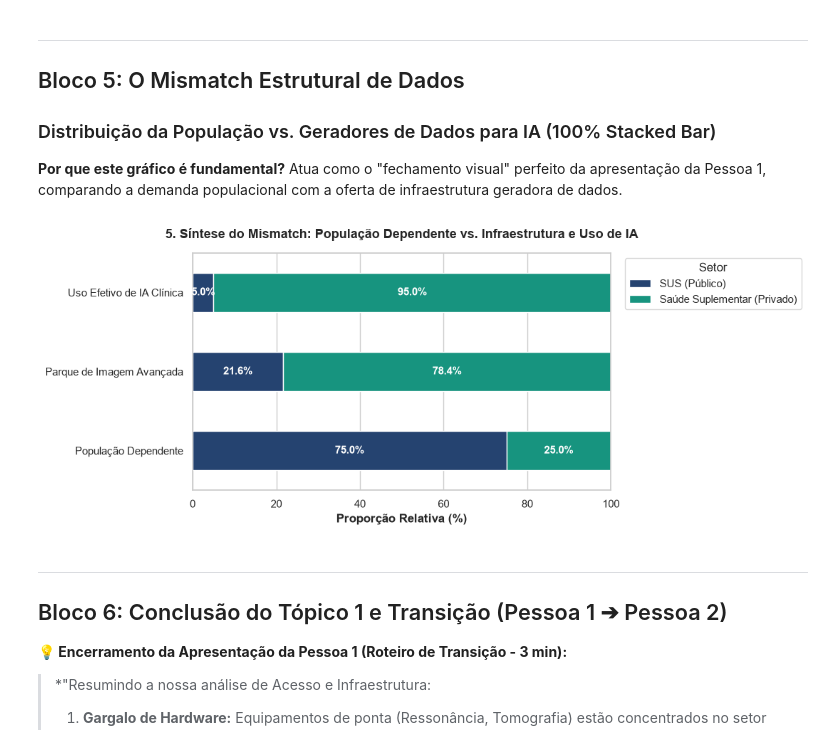
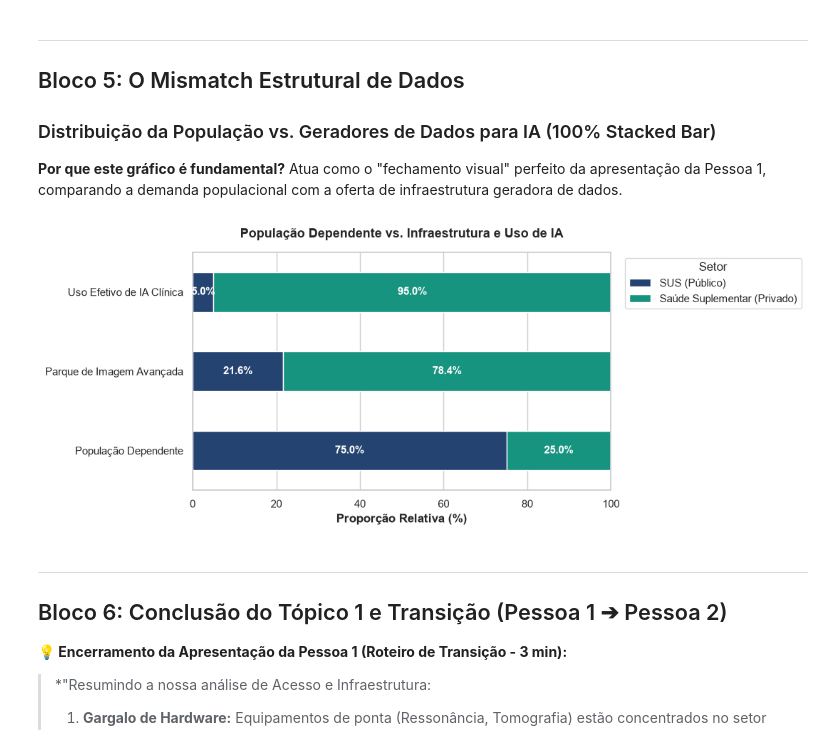
Before and after one commit to marianaexavier/analise-ia-saude, a Jupyter notebook: seminario_ia_saude_p1_infraestrutura.ipynb, the cells around one changed output. Drawn from its saved outputs; the diff is of its cells as text; code cells hidden in the pictures.

```diff
--- a/seminario_ia_saude_p1_infraestrutura.ipynb
+++ b/seminario_ia_saude_p1_infraestrutura.ipynb
@@ -252,35 +261,35 @@ Atua como o "fechamento visual" perfeito da apresentação da Pessoa 1, comparan
 dados_mismatch = pd.DataFrame({
     'Dimensão': ['População Dependente', 'Parque de Imagem Avançada', 'Uso Efetivo de IA Clínica'],
     'SUS (Público)': [75.0, 21.6, 5.0],
     'Saúde Suplementar (Privado)': [25.0, 78.4, 95.0]
 }).set_index('Dimensão')
 
 ax5 = dados_mismatch.plot(
     kind='barh',
     stacked=True,
     color=[COR_SUS, COR_PRIVADO],
     figsize=(11, 4.5)
 )
 
-plt.title('5. Síntese do Mismatch: População Dependente vs. Infraestrutura e Uso de IA', fontsize=13, fontweight='bold', pad=15)
+plt.title('População Dependente vs. Infraestrutura e Uso de IA', fontsize=13, fontweight='bold', pad=15)
 plt.xlabel('Proporção Relativa (%)', fontweight='bold')
 plt.ylabel('')
 plt.xlim(0, 100)
 plt.legend(title='Setor', bbox_to_anchor=(1.02, 1), loc='upper left')
 
 # Anotações internas
 for container in ax5.containers:
     for patch in container:
         width = patch.get_width()
         if width > 0:
             xloc = patch.get_x() + width / 2
             yloc = patch.get_y() + patch.get_height() / 2
             ax5.annotate(f'{width:.1f}%', (xloc, yloc), ha='center', va='center', color='white', fontweight='bold', fontsize=11)
 
 plt.tight_layout()
 plt.show()
 # %% [output]
-[figure, old version]
+[figure, new version]
 # %% [markdown]
 ---
 ## Bloco 6: Conclusão do Tópico 1 e Transição (Pessoa 1 ➔ Pessoa 2)
```
Also changed, not shown: parts of 4 cells of this notebook.
